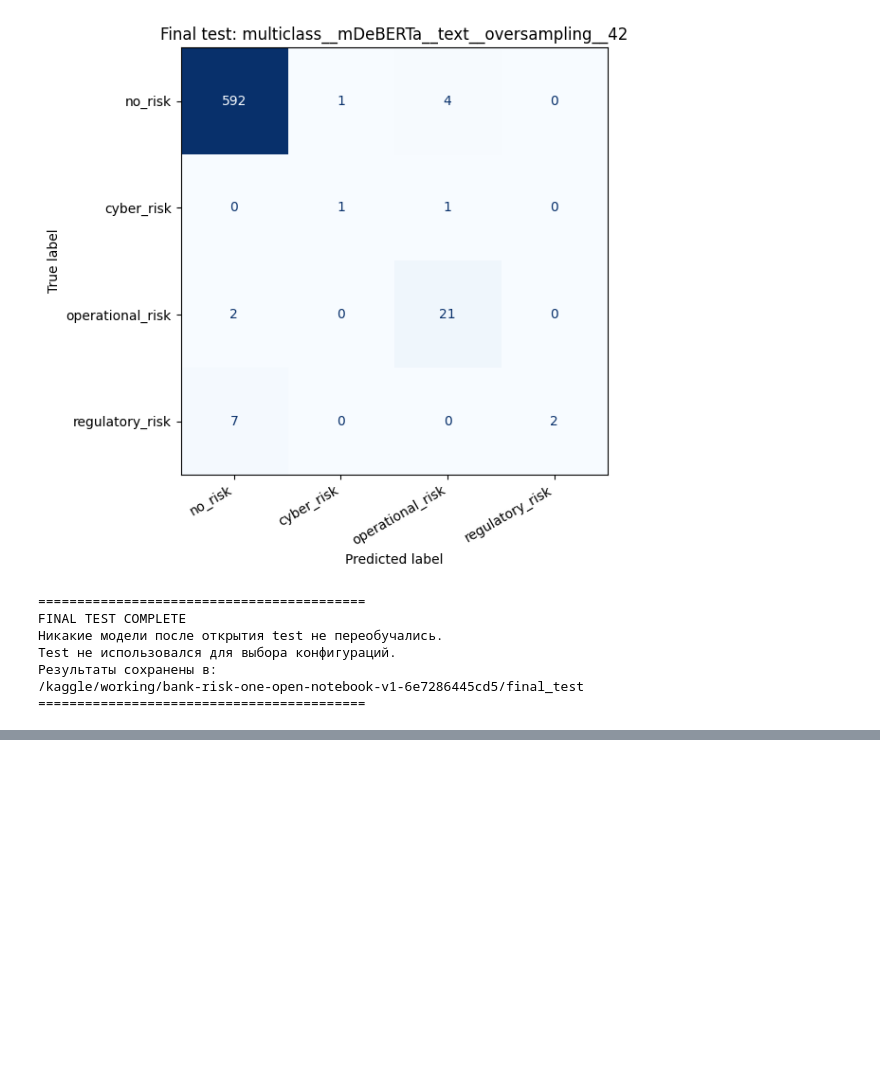
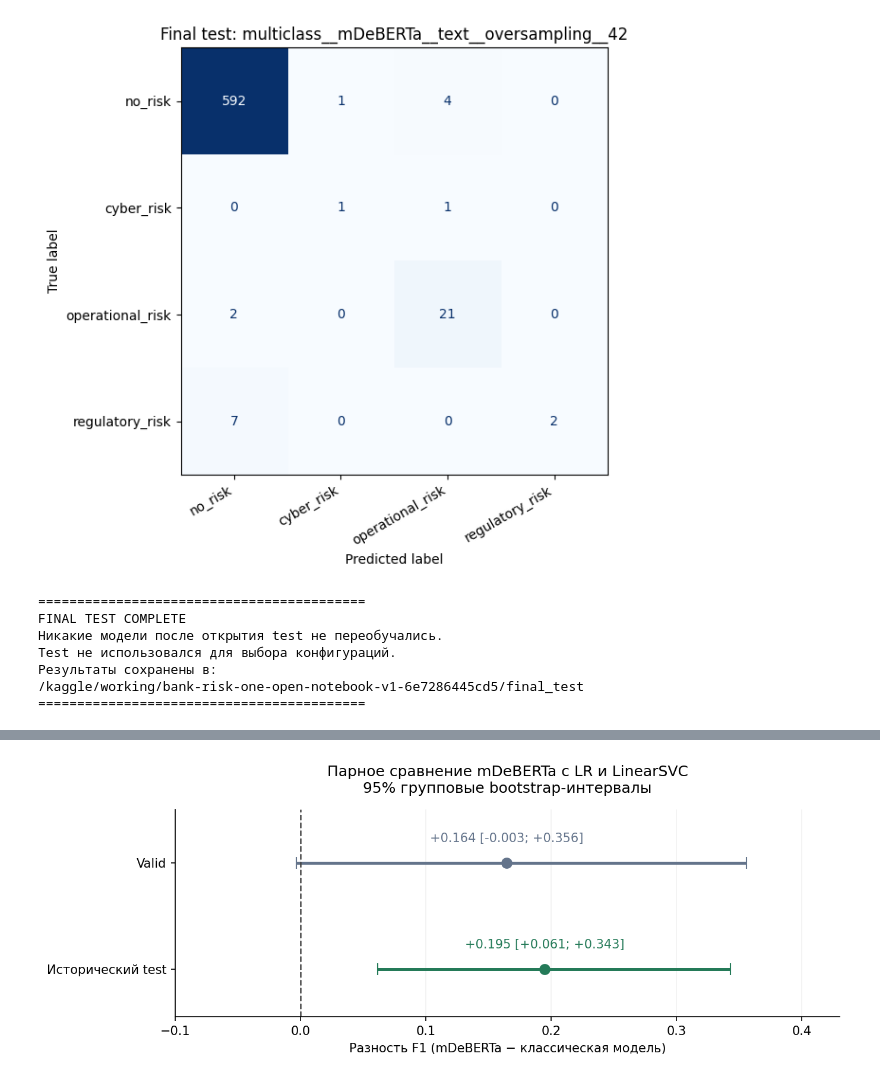
Before and after one commit to jhonix007/bank-risk-diploma, a Jupyter notebook: project_final/bank_risk_diploma_FINAL_for_submission.ipynb, the cells around one changed output, grey strips where cells are left out. Drawn from its saved outputs; the diff is of its cells as text; code cells hidden in the pictures; blank space fills up the shorter version.

```diff
--- a/project_final/bank_risk_diploma_FINAL_for_submission.ipynb
+++ b/project_final/bank_risk_diploma_FINAL_for_submission.ipynb
@@ -3376,0 +4051,4 @@ Test не использовался для выбора конфигураци
+# %%
+add_pairs=pd.concat([pd.read_csv(ADD_OUT/s/'paired_group_bootstrap_ci.csv') for s in ['valid','test']],ignore_index=True)
+add_pairs['task']=add_pairs.a.str.split('__').str[0];add_pairs['classical']=add_pairs.b.str.split('__').str[1]
+display(add_pairs[['split','task','classical','metric','observed','ci_low','ci_high','valid_replicates','requested_replicates','warning']])
@@ -3376,0 +4073,36 @@ Test не использовался для выбора конфигураци
+# %%
+# Визуализация уже рассчитанных парных bootstrap-интервалов (без inference).
+import matplotlib.pyplot as plt
+import numpy as np
+
+pair_f1 = add_pairs.loc[
+    add_pairs['task'].eq('binary') & add_pairs['metric'].eq('f1') &
+    add_pairs['classical'].isin(['LogisticRegression', 'LinearSVC'])
+].copy()
+
+fig, ax = plt.subplots(figsize=(9.2, 3.6))
+for y, split in [(1, 'valid'), (0, 'test')]:
+    rows = pair_f1.loc[pair_f1['split'].eq(split)].set_index('classical')
+    lr = rows.loc['LogisticRegression', ['observed', 'ci_low', 'ci_high']].to_numpy(dtype=float)
+    svc = rows.loc['LinearSVC', ['observed', 'ci_low', 'ci_high']].to_numpy(dtype=float)
+    # На данном эксперименте парные оценки относительно LR и SVC совпадают.
+    assert np.allclose(lr, svc, atol=1e-12, rtol=0), 'Интервалы LR и SVC различаются'
+    delta, lo, hi = lr
+    color = '#247a58' if lo > 0 else '#64748b'
+    ax.errorbar(delta, y, xerr=[[delta-lo], [hi-delta]], fmt='o',
+                color=color, capsize=5, markersize=8, linewidth=2.4)
+    ax.annotate(f'{delta:+.3f} [{lo:+.3f}; {hi:+.3f}]',
+                (delta, y), xytext=(0, 17), textcoords='offset points',
+                ha='center', fontsize=10, color=color)
+ax.axvline(0, linestyle='--', color='#444444', linewidth=1.2)
+ax.set_yticks([1, 0], ['Valid', 'Исторический test'])
+ax.set_xlim(-0.10, 0.43)
+ax.set_ylim(-0.45, 1.5)
+ax.set_xlabel('Разность F1 (mDeBERTa − классическая модель)')
+ax.set_title('Парное сравнение mDeBERTa с LR и LinearSVC\n95% групповые bootstrap-интервалы', pad=14)
+ax.grid(axis='x', alpha=0.18)
+ax.spines[['top', 'right']].set_visible(False)
+fig.tight_layout()
+plt.show()
+# %% [output]
+[figure, added]
```
Also changed, not shown: parts of 43 cells of this notebook, 3 other files.
